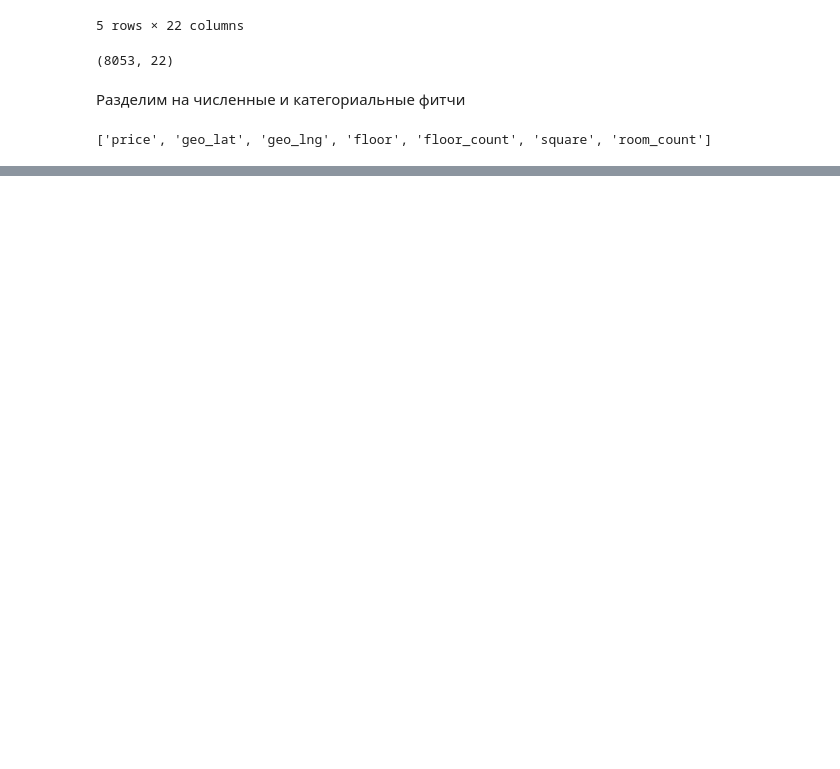
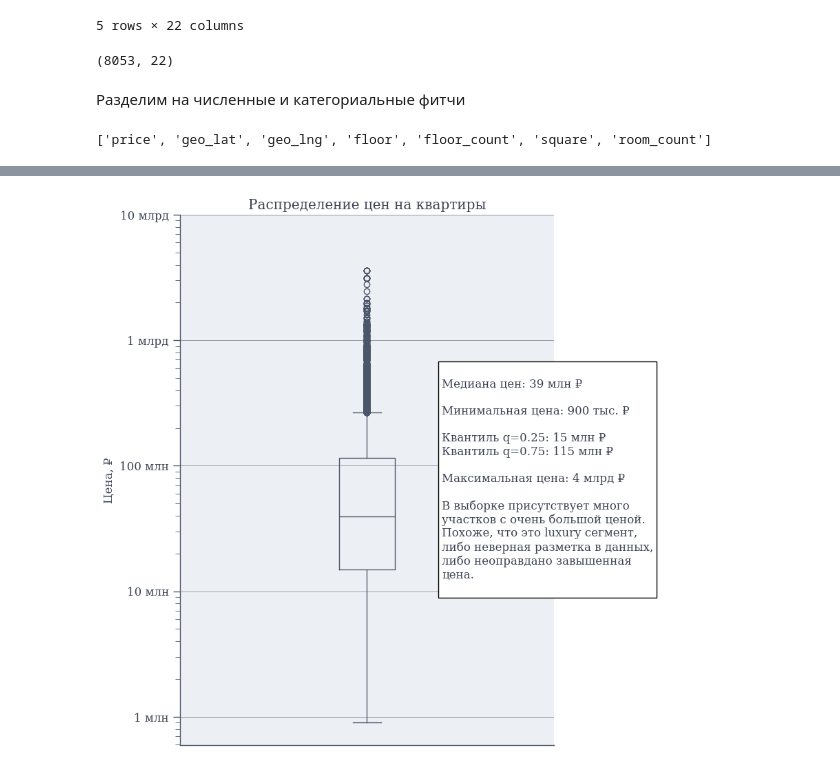
Before and after one commit to sanonesan/cian_houses_2024, a Jupyter notebook: notebooks/EDA.ipynb, the cells around one changed output, grey strips where cells are left out. Saved outputs shown, nothing was run; the diff lists cells and outputs as text; code cells hidden in the pictures; blank space fills up the shorter version.

```diff
--- a/notebooks/EDA.ipynb
+++ b/notebooks/EDA.ipynb
@@ -63,0 +100,73 @@ numerical_features
+# %%
+import matplotlib.ticker as mticker
+
+mticker.Locator.MAXTICKS = 2000
+# %%
+import babel.numbers
+
+def ru_currency_format(currency):
+    return babel.numbers.format_compact_currency(
+        currency,
+        "RUB",
+        locale="ru_RU",
+    )
+# %%
+prices_description = df_cian["price"].describe(include="all")
+
+text_for_boxplot = f"""
+Медиана цен: {ru_currency_format(prices_description["50%"])}
+
+Минимальная цена: {ru_currency_format(prices_description["min"])}
+
+Квантиль q=0.25: {ru_currency_format(prices_description["25%"])}
+Квантиль q=0.75: {ru_currency_format(prices_description["75%"])}
+
+Максимальная цена: {ru_currency_format(prices_description["max"])}
+
+В выборке присутствует много
+участков с очень большой ценой.
+Похоже, что это luxury сегмент,
+либо неверная разметка в данных,
+либо неоправдано завышенная
+цена.
+"""
+
+plot_info = {
+    "title": "Распределение цен на квартиры",
+    "xlabel": "",
+    "ylabel": "Цена, ₽",
+    "text": text_for_boxplot,
+}
+
+fig, ax = plt.subplots(figsize=(7, 10))
+
+ax.boxplot(df_cian["price"])
+
+ax.set(
+    title=plot_info["title"],
+    ylabel=plot_info["ylabel"],
+)
+
+
+ax.annotate(
+    plot_info["text"],
+    xy=(1.2, 10e6),
+    bbox=dict(boxstyle="square", fc="w", alpha=1),
+    fontsize=12,
+)
+
+ax.xaxis.set_major_locator(mticker.NullLocator())
+
+ax.set_yscale("log")
+ax.yaxis.set_major_locator(mticker.LogLocator(base=10, numticks=10))
+ax.yaxis.set_major_formatter(
+    mticker.FuncFormatter(lambda x, pos: str(ru_currency_format(x))[:-1])
+)
+ax.tick_params(axis="y", length=7, width=1, which="major")
+ax.tick_params(axis="y", length=5, which="minor")
+ax.set_ylim(0, 1e10)
+
+# pdf.savefig(bbox_inches = 'tight')
+plt.show()
+# %% [output]
+[figure, added]
```
Also changed, not shown: parts of 8 cells of this notebook, 2 other files.
